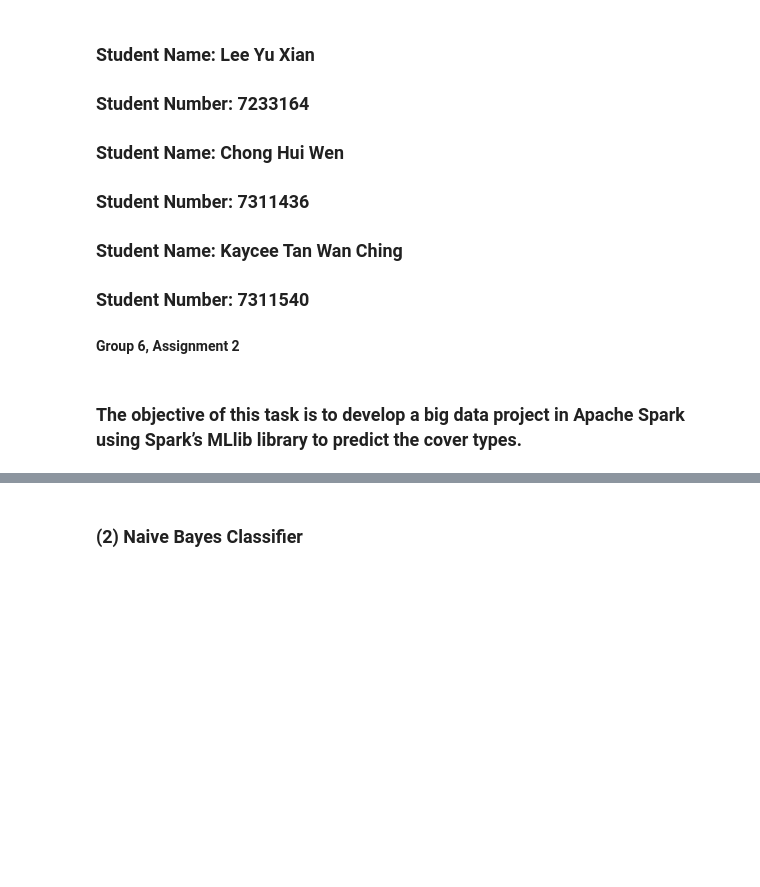
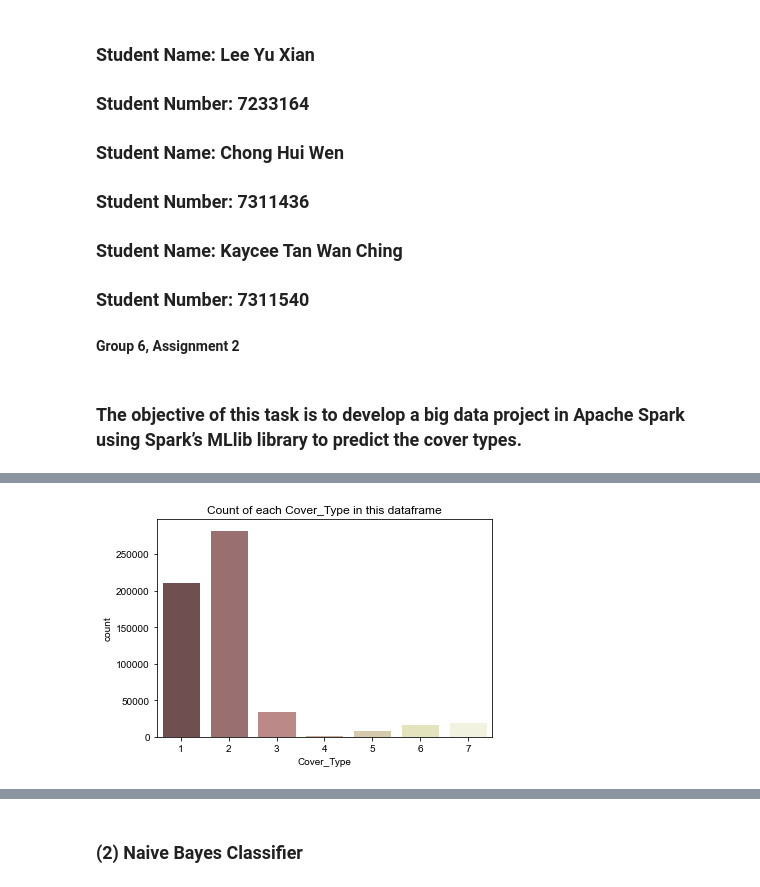
Before and after one commit to lyx97/CSCI316, a Jupyter notebook: Group 6/CSCI316_A2_Group_LeeYuXian_ChongHuiWen_TanKayceeWanChing.ipynb, the cells around one changed output, grey strips where cells are left out. Saved outputs shown, nothing was run; the diff lists cells and outputs as text; code cells hidden in the pictures; blank space fills up the shorter version.

```diff
--- a/Group 6/CSCI316_A2_Group_LeeYuXian_ChongHuiWen_TanKayceeWanChing.ipynb
+++ b/Group 6/CSCI316_A2_Group_LeeYuXian_ChongHuiWen_TanKayceeWanChing.ipynb
@@ -616,0 +326,9 @@ After tuning the model:
+# %%
+# visualize the count of each 'Load_Type' in this dataframe
+plt.title('Count of each Cover_Type in this dataframe')
+sns.set_style('whitegrid')
+sns.countplot(x=p_df['Cover_Type'], palette = 'pink')
+
+plt.show()
+# %% [output]
+[figure, added]
```
Also changed, not shown: parts of 112 cells of this notebook, 1 other file.
